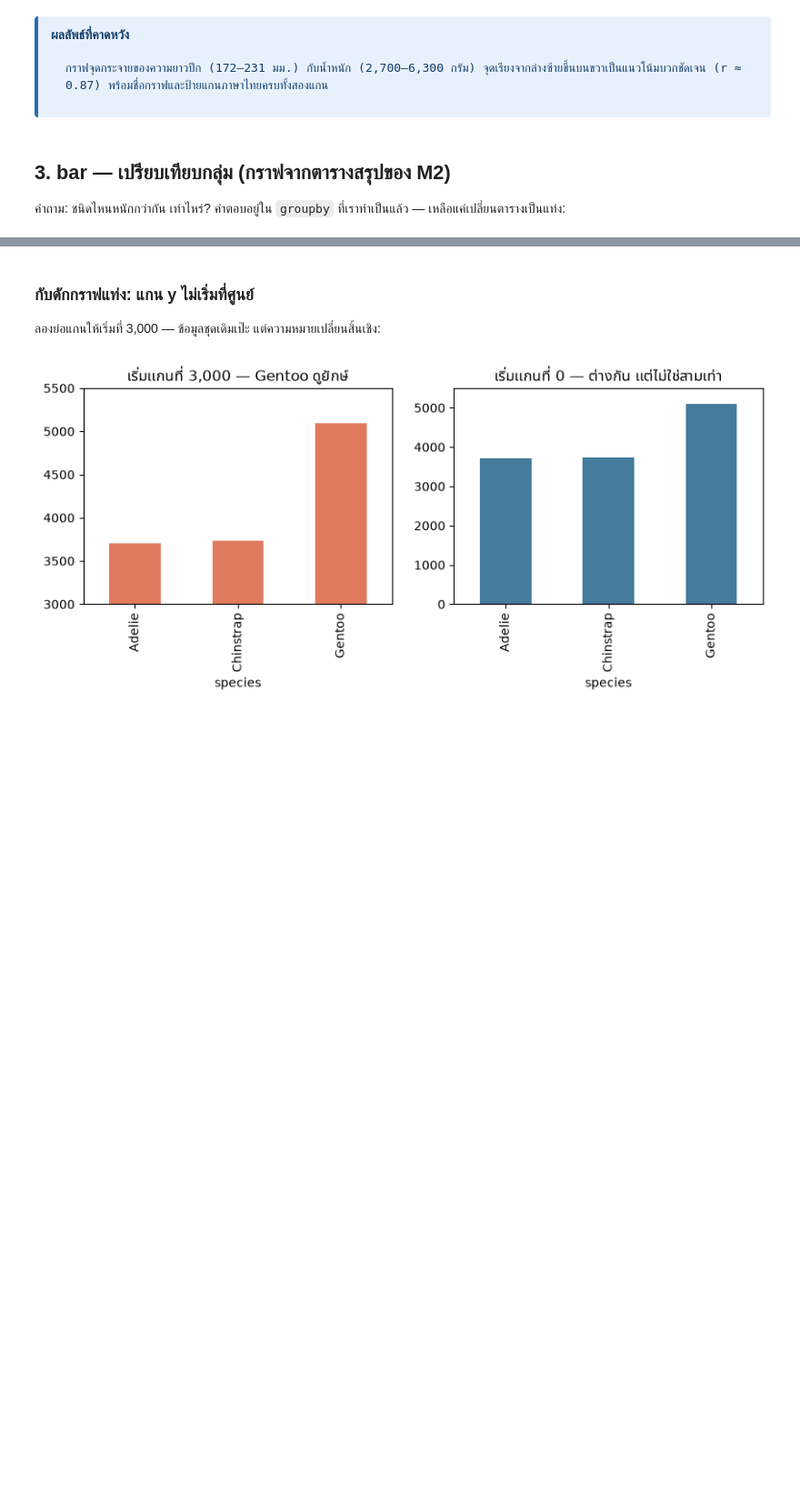
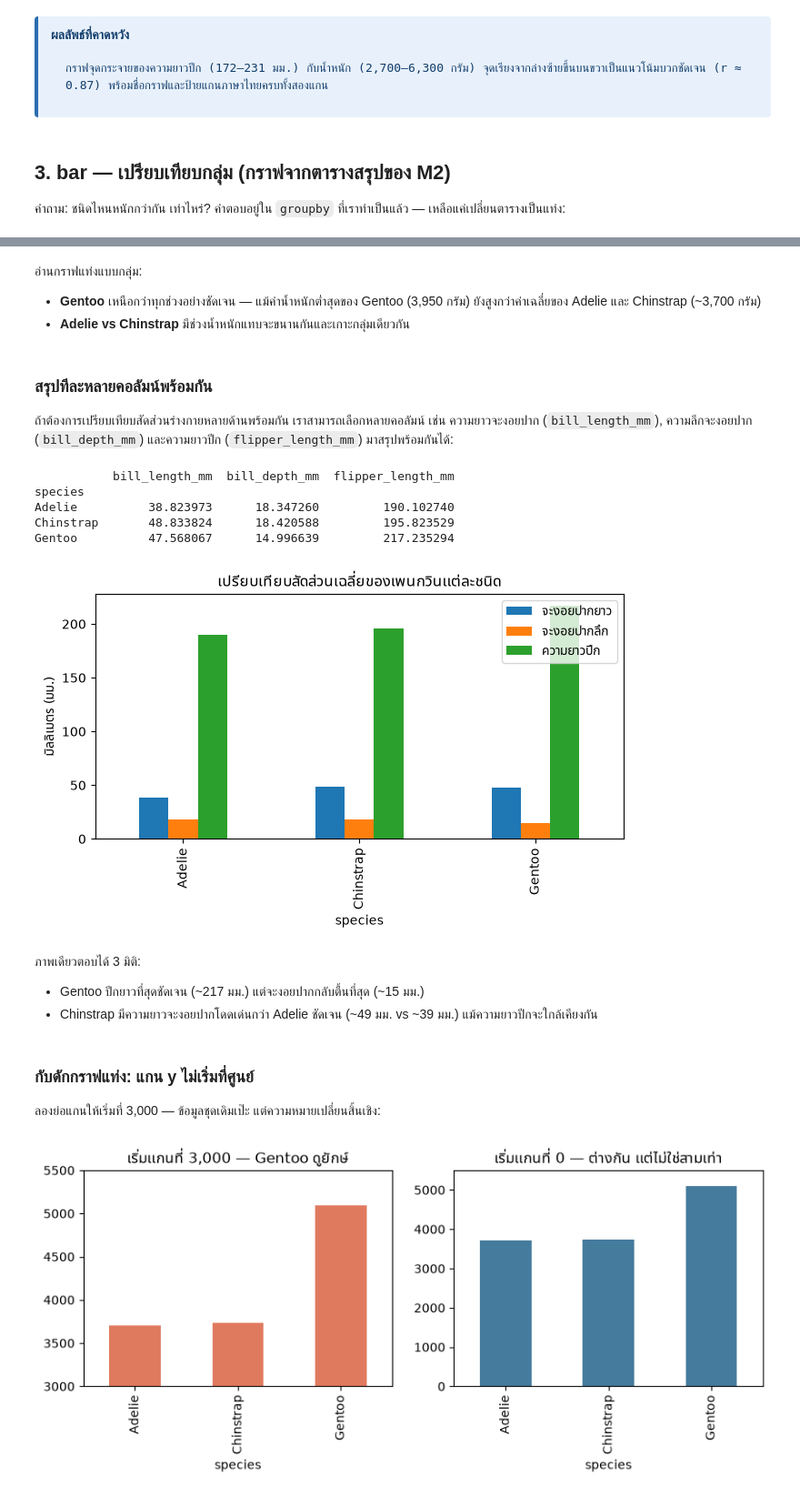
Before and after one commit to utarn/datascience-metrology, a Jupyter notebook: day1/module4_charts/book.ipynb, the cells around one changed output, grey strips where cells are left out. Shown at 91% size. Drawn from its saved outputs; the diff is of its cells as text; code cells hidden in the pictures; blank space fills up the shorter version.

```diff
--- a/day1/module4_charts/book.ipynb
+++ b/day1/module4_charts/book.ipynb
@@ -179,3 +213,36 @@ plt.show()
+# %% [markdown]
+อ่านกราฟแท่งแบบกลุ่ม:
+
+- **Gentoo** เหนือกว่าทุกช่วงอย่างชัดเจน — แม้ค่าน้ำหนักต่ำสุดของ Gentoo (3,950 กรัม) ยังสูงกว่าค่าเฉลี่ยของ Adelie และ Chinstrap (~3,700 กรัม)
+- **Adelie vs Chinstrap** มีช่วงน้ำหนักแทบจะขนานกันและเกาะกลุ่มเดียวกัน
+# %% [markdown]
+### สรุปทีละหลายคอลัมน์พร้อมกัน
+
+ถ้าต้องการเปรียบเทียบสัดส่วนร่างกายหลายด้านพร้อมกัน เราสามารถเลือกหลายคอลัมน์ เช่น ความยาวจะงอยปาก (`bill_length_mm`), ความลึกจะงอยปาก (`bill_depth_mm`) และความยาวปีก (`flipper_length_mm`) มาสรุปพร้อมกันได้:
+# %%
+dim_means = penguins.groupby("species")[
+    ["bill_length_mm", "bill_depth_mm", "flipper_length_mm"]
+].mean()
+print(dim_means)
+
+fig, ax = plt.subplots(figsize=(7.5, 3.5))
+dim_means.plot.bar(ax=ax)
+ax.set_ylabel("มิลลิเมตร (มม.)")
+ax.set_title("เปรียบเทียบสัดส่วนเฉลี่ยของเพนกวินแต่ละชนิด")
+ax.legend(["จะงอยปากยาว", "จะงอยปากลึก", "ความยาวปีก"])
+plt.show()
+# %% [output]
+           bill_length_mm  bill_depth_mm  flipper_length_mm
+species
+Adelie          38.823973      18.347260         190.102740
+Chinstrap       48.833824      18.420588         195.823529
+Gentoo          47.568067      14.996639         217.235294
+[figure, added]
+# %% [markdown]
+ภาพเดียวตอบได้ 3 มิติ:
+
+- Gentoo ปีกยาวที่สุดชัดเจน (~217 มม.) แต่จะงอยปากกลับตื้นที่สุด (~15 มม.)
+- Chinstrap มีความยาวจะงอยปากโดดเด่นกว่า Adelie ชัดเจน (~49 มม. vs ~39 มม.) แม้ความยาวปีกจะใกล้เคียงกัน
 # %% [markdown]
 ### กับดักกราฟแท่ง: แกน y ไม่เริ่มที่ศูนย์
 
```
Also changed, not shown: parts of 8 cells of this notebook, 2 other files.
